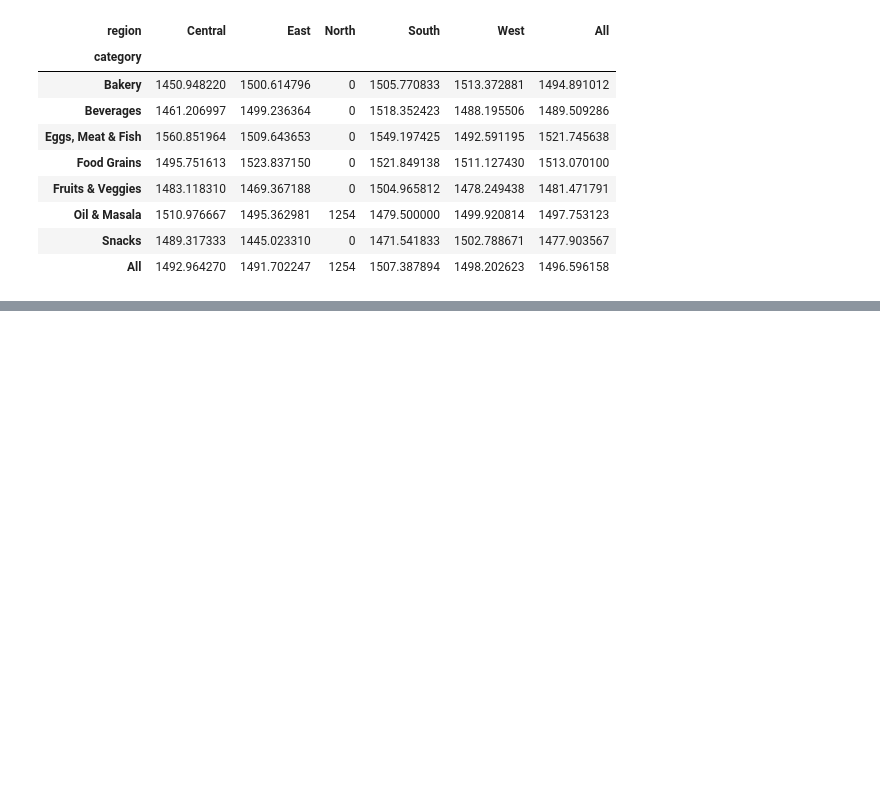
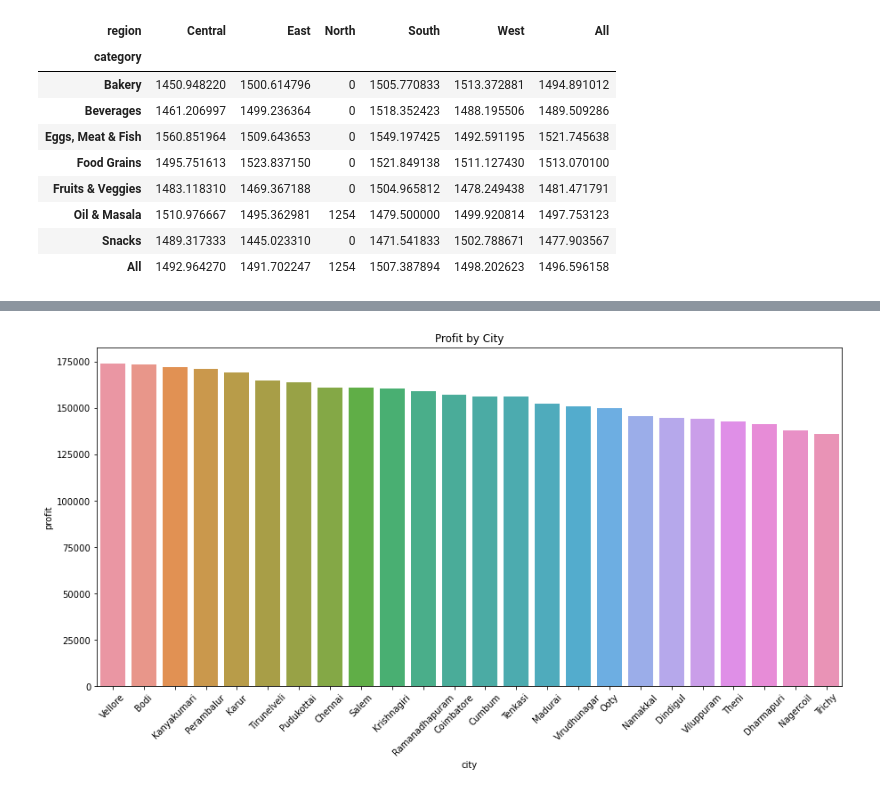
Before and after one commit to UCDPA-oneilld23/Grocery-Sales-project, a Jupyter notebook: UCDPA DON Assignment.ipynb, the cells around one changed output, grey strips where cells are left out. Cells and saved outputs as stored; diff of their text form; code cells hidden in the pictures; blank space fills up the shorter version.

```diff
--- a/UCDPA DON Assignment.ipynb
+++ b/UCDPA DON Assignment.ipynb
@@ -276,0 +291,10 @@ sns.lineplot(data=Sales_data, x="new_order_date", y="total_sales")
+# %%
+city = Sales_data.groupby('city')['profit'].sum().reset_index().sort_values('profit',ascending=False).reset_index(drop=True)
+plt.figure(figsize=(15,7))
+g = sns.barplot(data=city,x='city',y='profit')
+
+plt.title('Profit by City')
+plt.xticks(rotation=45)
+plt.show()
+# %% [output]
+[figure, added]
```
Also changed, not shown: parts of 11 cells of this notebook.
